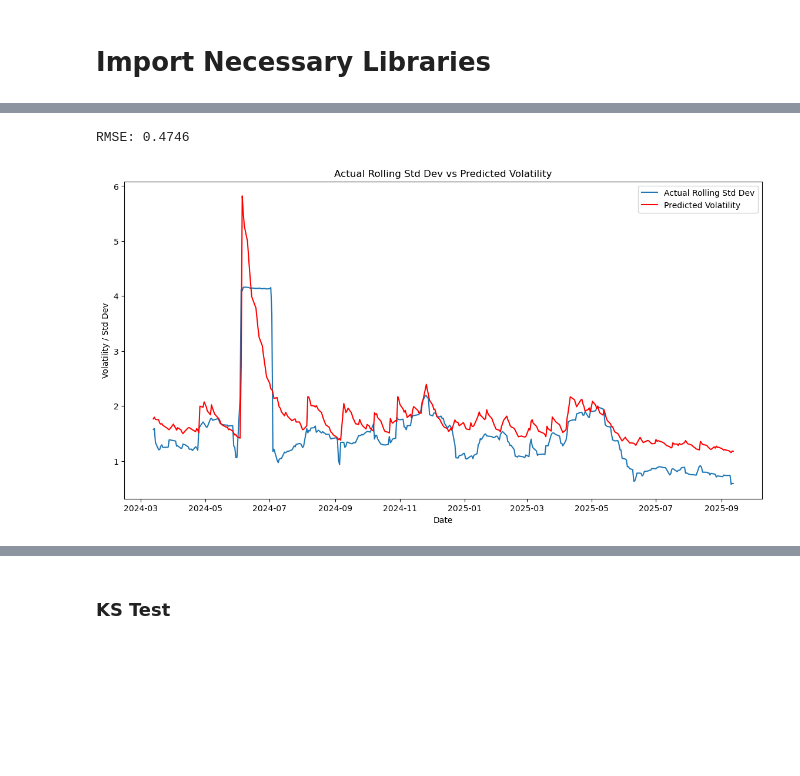
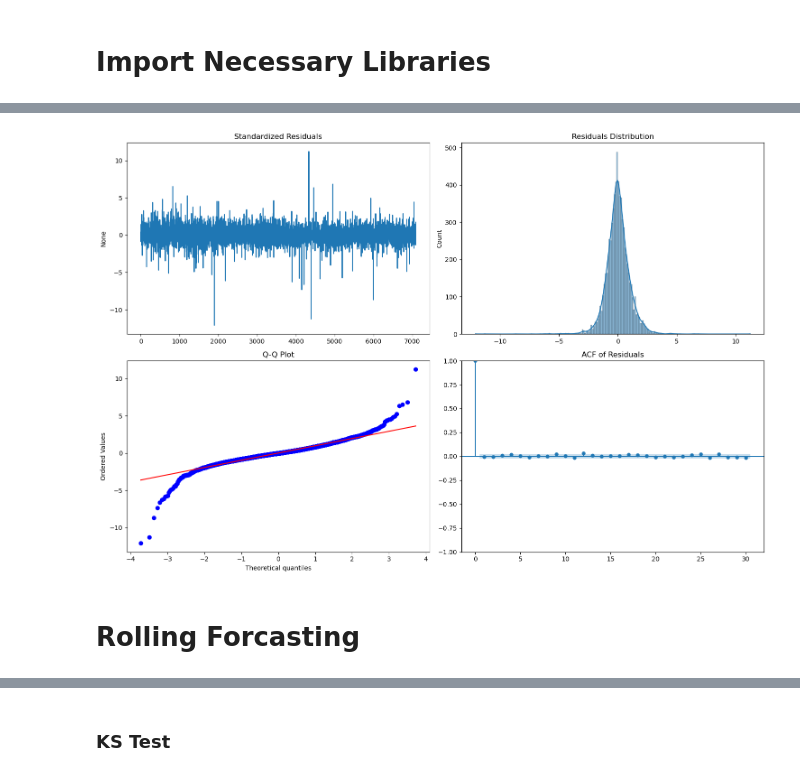
Before and after one commit to dassrikrishna/Tail_Risk_Modelling, a Jupyter notebook: week1/arma_gjr_t_evt.ipynb, the cells around one changed output, grey strips where cells are left out. Drawn from its saved outputs; the diff is of its cells as text; code cells hidden in the pictures; blank space fills up the shorter version.

```diff
--- a/week1/arma_gjr_t_evt.ipynb
+++ b/week1/arma_gjr_t_evt.ipynb
@@ -687,0 +151,2 @@ def gjr_rolling_forecast(train, test):
+# %%
+train_infy, test_infy, arima_infy = arima_analysis(returns["INFY.NS"], 0.95)
@@ -687,0 +270,2 @@ def gjr_rolling_forecast(train, test):
+# %%
+gjr_infy = gjr_garch_model_analysis(arima_infy)
@@ -687,0 +290,3 @@ def gjr_rolling_forecast(train, test):
+# %%
+std_resid = gjr_infy.fit(disp="off").std_resid.dropna()
+residual_tests(std_resid)
@@ -687,0 +305,7 @@ def gjr_rolling_forecast(train, test):
+# %%
+# Ploting residual diagnostics for INFY
+plot_residual_diagnostics(gjr_infy.fit(disp="off"))
+# %% [output]
+[figure, added]
+# %% [markdown]
+# Rolling Forcasting
@@ -700,19 +347,3 @@ def plot_volatility(test_index, actual, predicted):
   plt.ylabel('Volatility / Std Dev')
   plt.legend()
   plt.show()
-# %%
-# Rolling forecast
-rolling_pred = gjr_rolling_forecast(train, test)
-
-# Actual rolling std
-rolling_std_actual = gjr_actual_rolling_std(train, test, window=21)
-
-# RMSE
-rmse = np.sqrt(mean_squared_error(rolling_std_actual, rolling_pred))
-print(f"RMSE: {rmse:.4f}")
-
-# Plot
-plot_volatility(test.index, rolling_std_actual, rolling_pred)
-# %% [output]
-RMSE: 0.4746
-[figure, removed]
```
Also changed, not shown: parts of 173 cells of this notebook, 3 other files.
